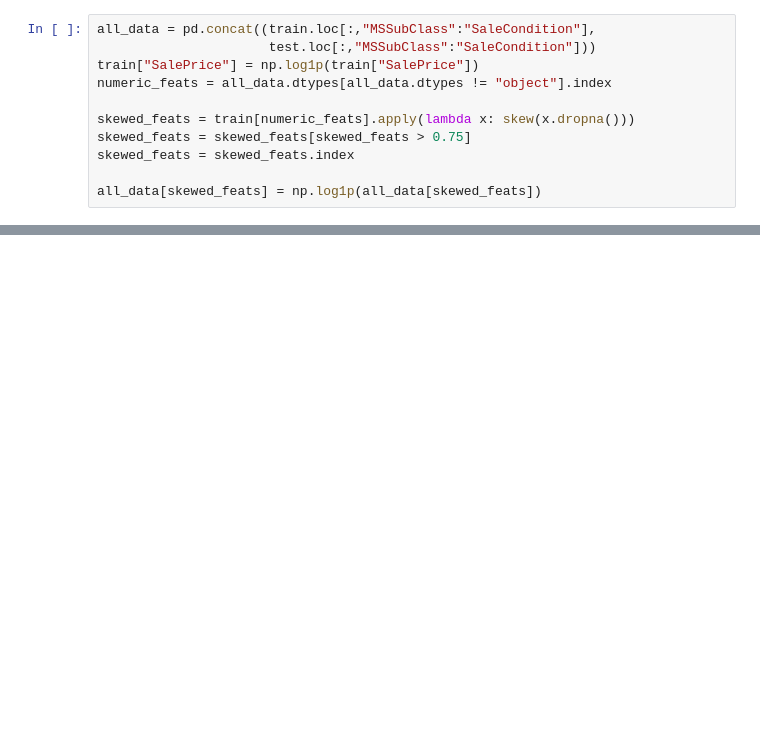
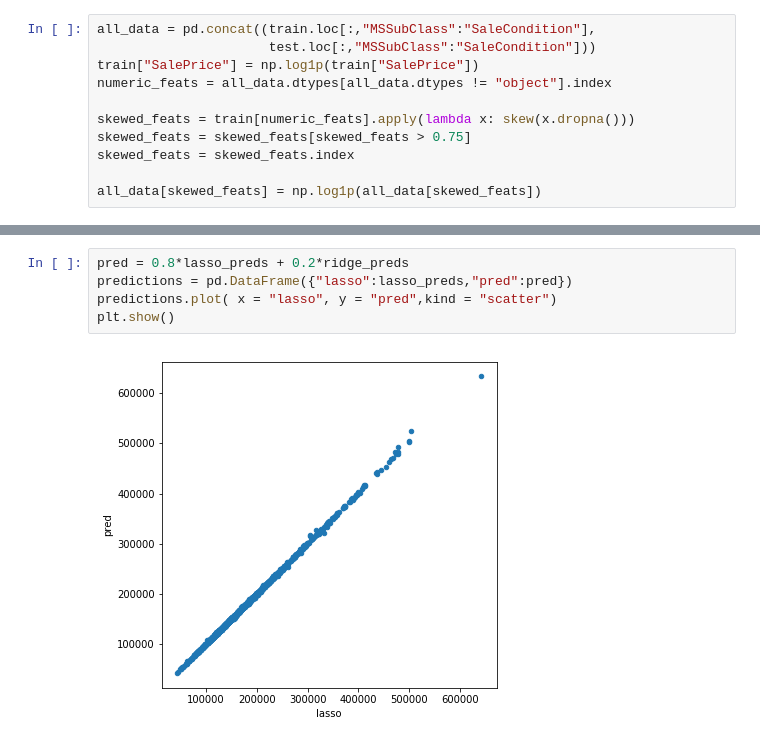
Before and after one commit to xofaye/data-analytics-challenge, a Jupyter notebook: data-exploration.ipynb, the cells around one changed output, grey strips where cells are left out. Cells and saved outputs as stored; diff of their text form; blank space fills up the shorter version.

```diff
--- a/data-exploration.ipynb
+++ b/data-exploration.ipynb
@@ -47,0 +179,7 @@ all_data[skewed_feats] = np.log1p(all_data[skewed_feats])
+# %%
+pred = 0.8*lasso_preds + 0.2*ridge_preds
+predictions = pd.DataFrame({"lasso":lasso_preds,"pred":pred})
+predictions.plot( x = "lasso", y = "pred",kind = "scatter")
+plt.show()
+# %% [output]
+[figure, added]
```
Also changed, not shown: parts of 33 cells of this notebook, 8 other files.
